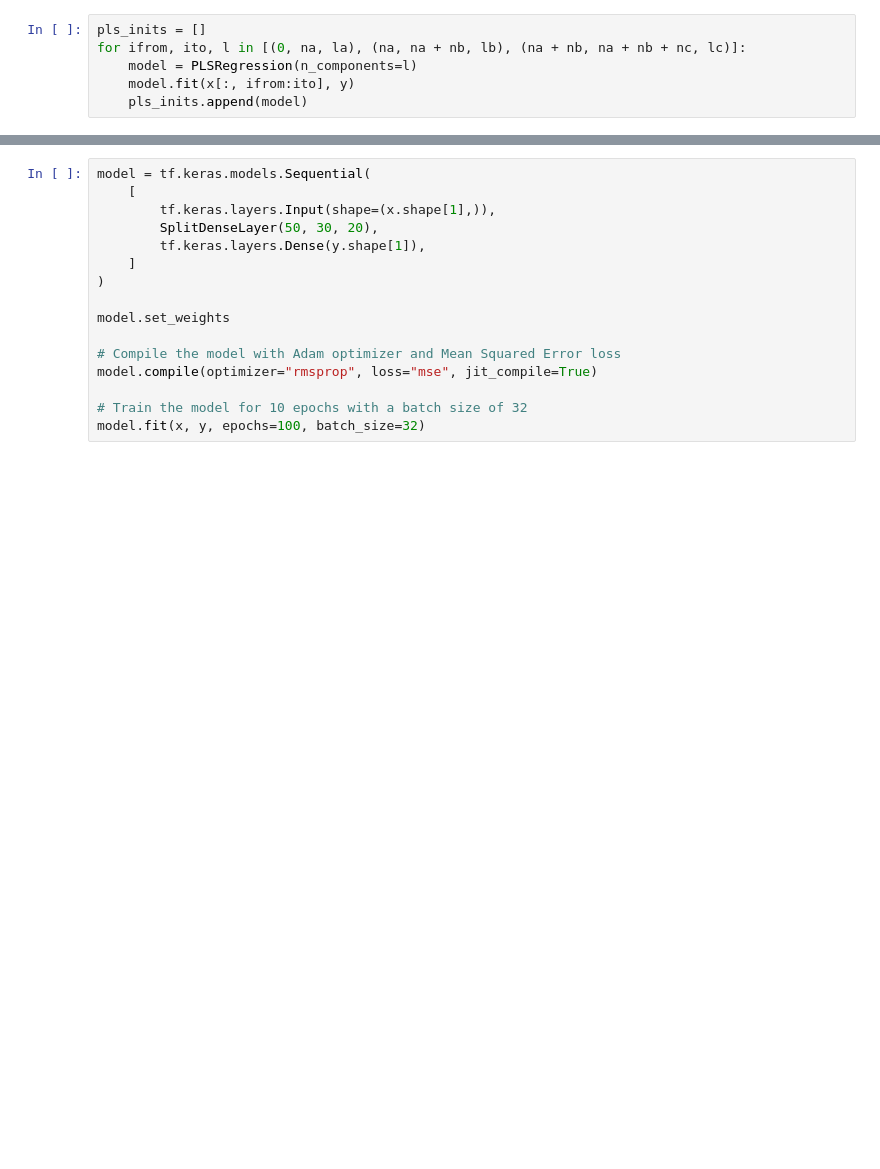
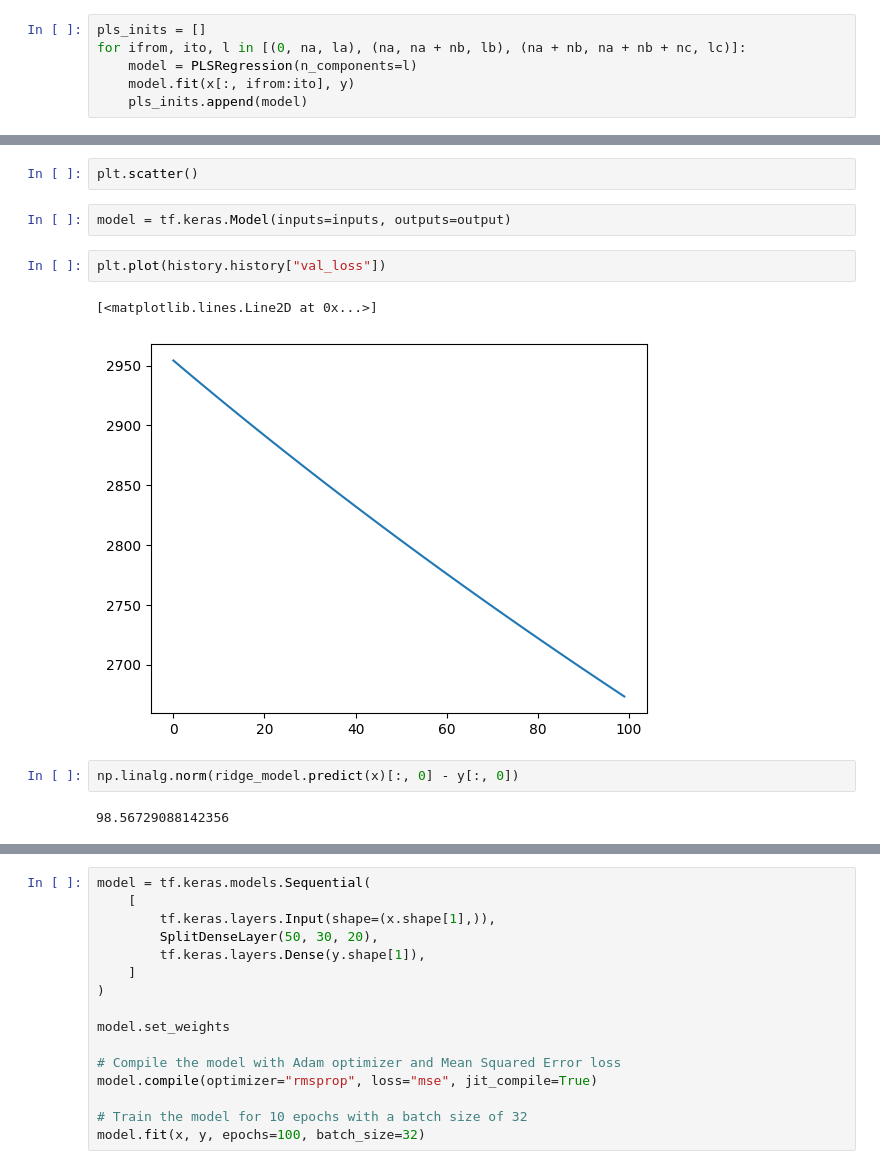
Before and after one commit to pvpanov/notes, a Jupyter notebook: notes/notebooks/tf_playground.ipynb, the cells around one changed output, grey strips where cells are left out. Drawn from its saved outputs; the diff is of its cells as text; blank space fills up the shorter version.

```diff
--- a/notes/notebooks/tf_playground.ipynb
+++ b/notes/notebooks/tf_playground.ipynb
@@ -137,0 +200,13 @@ Epoch 100/100
+# %%
+plt.scatter()
+# %%
+model = tf.keras.Model(inputs=inputs, outputs=output)
+# %%
+plt.plot(history.history["val_loss"])
+# %% [output]
+[<matplotlib.lines.Line2D at 0x...>]
+[figure, added]
+# %%
+np.linalg.norm(ridge_model.predict(x)[:, 0] - y[:, 0])
+# %% [output]
+98.56729088142356
```
Also changed, not shown: parts of 31 cells of this notebook, 1 other file.
